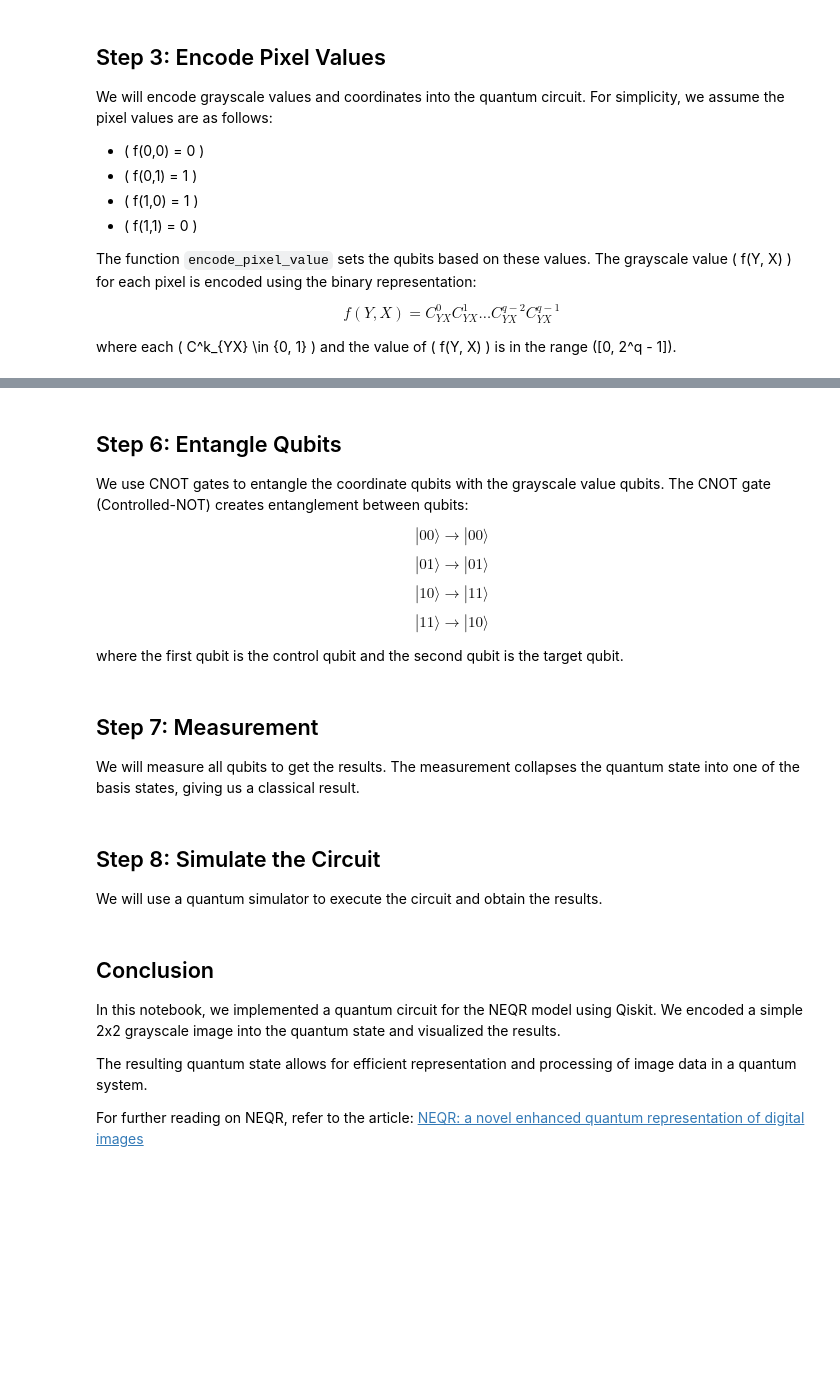
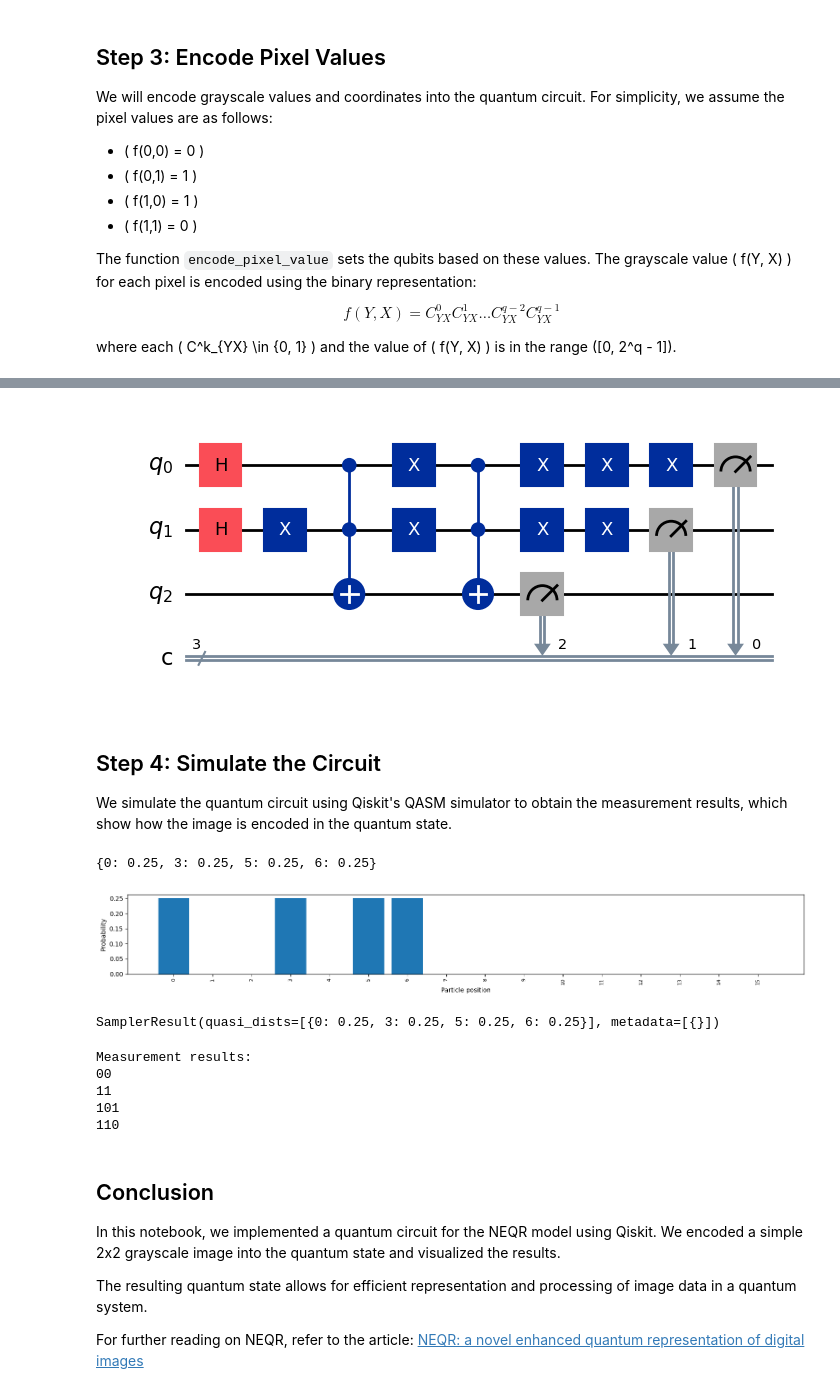
Before and after one commit to ljmantillasc/UNTQuantum, a Jupyter notebook: notebookQuantum.ipynb, the cells around one changed output, grey strips where cells are left out. Saved outputs shown, nothing was run; the diff lists cells and outputs as text; code cells hidden in the pictures; blank space fills up the shorter version.

```diff
--- a/notebookQuantum.ipynb
+++ b/notebookQuantum.ipynb
@@ -93,19 +116,0 @@ qc.h(range(n + q))
-# %% [markdown]
-## Step 6: Entangle Qubits
-
-We use CNOT gates to entangle the coordinate qubits with the grayscale value qubits. The CNOT gate (Controlled-NOT) creates entanglement between qubits:
-
-$$
-|00\rangle \to |00\rangle
-$$
-$$
-|01\rangle \to |01\rangle
-$$
-$$
-|10\rangle \to |11\rangle
-$$
-$$
-|11\rangle \to |10\rangle
-$$
-
-where the first qubit is the control qubit and the second qubit is the target qubit.
@@ -116,4 +116,0 @@ for i in range(n):
-# %% [markdown]
-## Step 7: Measurement
-
-We will measure all qubits to get the results. The measurement collapses the quantum state into one of the basis states, giving us a classical result.
@@ -126,4 +117,14 @@ qc.draw()
+# %%
+# Create a 2x2 grayscale image with values ranging from 0 to 1
+image_data = np.array([[0, 1],
+                       [1, 0]])
+
+# Create the NEQR circuit
+neqr_circuit = encode_neqr(image_data)
+neqr_circuit.draw('mpl')
+# %% [output]
+[figure, added]
 # %% [markdown]
-## Step 8: Simulate the Circuit
+## Step 4: Simulate the Circuit
 
-We will use a quantum simulator to execute the circuit and obtain the results.
+We simulate the quantum circuit using Qiskit's QASM simulator to obtain the measurement results, which show how the image is encoded in the quantum state.
@@ -139,3 +160,29 @@ plot_histogram(counts).show()
+# %%
+sampler = Sampler()
+job = sampler.run(circuits=[neqr_circuit], parameter_values=[[]], parameters=[[]])
+job_result = job.result()
+print(job_result.quasi_dists[0])
+#plot_states_quasi_probability_1(job_result)
+# %% [output]
+{0: 0.25, 3: 0.25, 5: 0.25, 6: 0.25}
+# %%
+plot_states_quasi_probability(job_result)
+# %% [output]
+[figure, added]
+# %%
+job_result
+# %% [output]
+SamplerResult(quasi_dists=[{0: 0.25, 3: 0.25, 5: 0.25, 6: 0.25}], metadata=[{}])
+# %%
+print("Measurement results:")
+for key, value in job_result.quasi_dists[0].items():
+    print(format(key, f'0{q}b'))
+# %% [output]
+Measurement results:
+00
+11
+101
+110
 # %% [markdown]
 ## Conclusion
 
```
Also changed, not shown: parts of 13 cells of this notebook.
